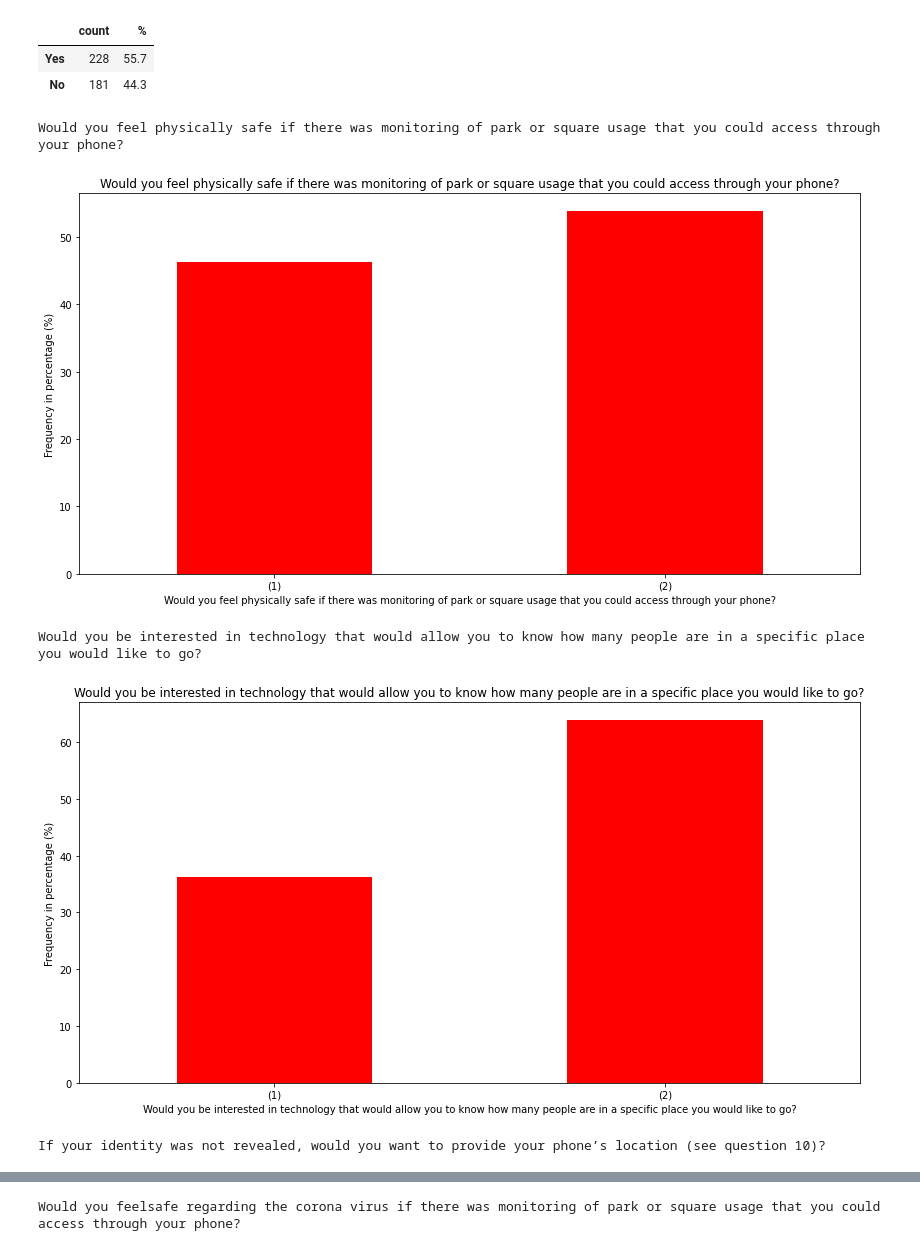
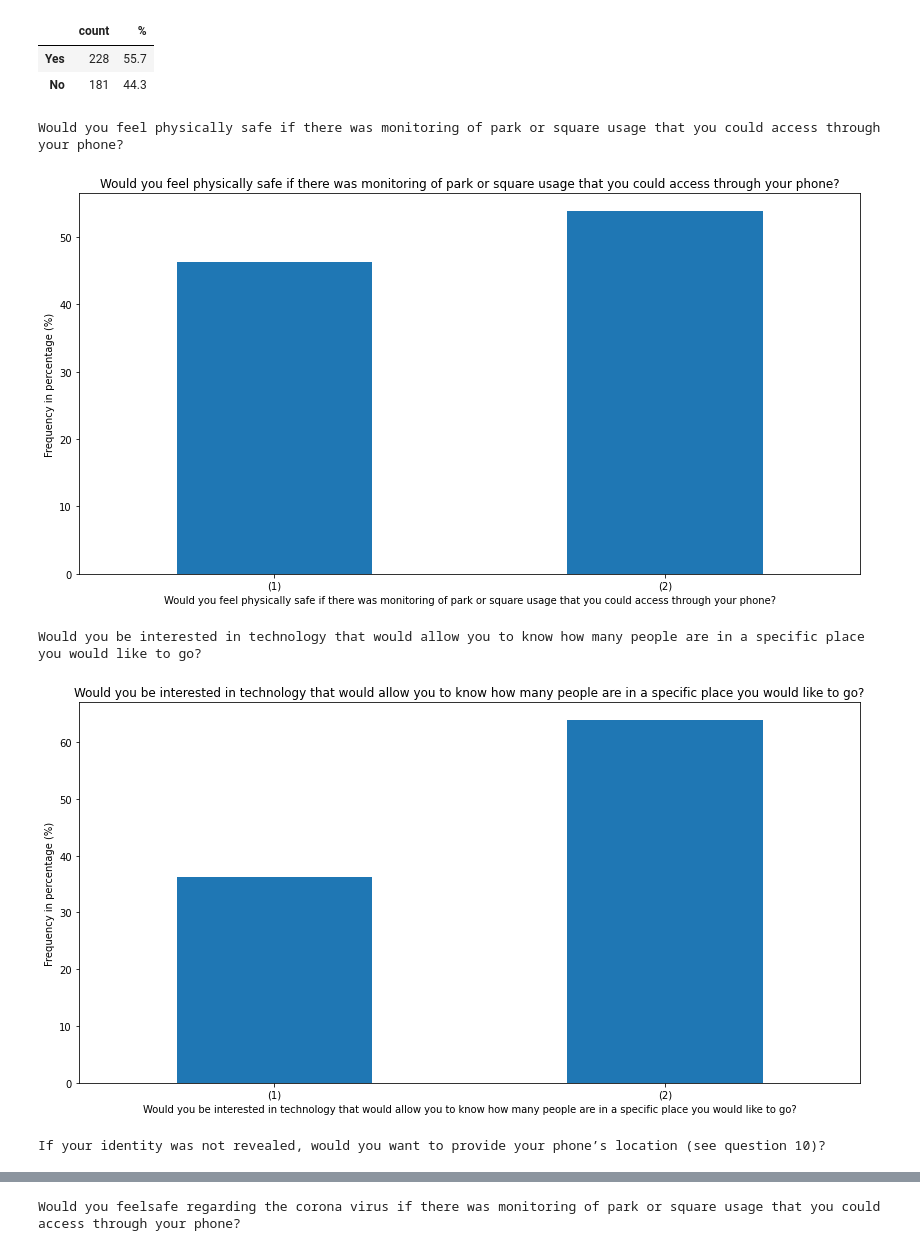
Before and after one commit to lilimatic/greenspace, a Jupyter notebook: descriptive/app.ipynb, the cells around one changed output, grey strips where cells are left out. Drawn from its saved outputs; the diff is of its cells as text; code cells hidden in the pictures.

```diff
--- a/descriptive/app.ipynb
+++ b/descriptive/app.ipynb
@@ -42,25 +42,25 @@ Would you feelsafe regarding the corona virus if there was monitoring of park or
 # %%
 for x in behavior:
     #absolute
     print('\033[95m' + '\033[1m' + x+ '\033[0m')
     #print(df[x].value_counts(ascending=True))
     #relative
     #print('\033[95m' + '\033[1m' + x+ '\033[0m')
     #print(df[x].value_counts(ascending=True,normalize=True).mul(100).round(3))
     fig = plt.figure()
-    ax = df[x].value_counts(ascending=True,normalize=True).mul(100).round(2).plot(kind='bar',title=x,color='r',figsize=(14,7)) #
+    ax = df[x].value_counts(ascending=True,normalize=True).mul(100).round(2).plot(kind='bar',title=x,figsize=(14,7)) #
     #np.round(df[x].value_counts(ascending=True,normalize=True)*100,2).to_csv('descriptive/activity/'+x+'_relative.csv')
     #df[x].value_counts(ascending=True).to_csv('descriptive/activity/'+x+'_absolute.csv')
     ax.set_xlabel(x)
     ax.set_ylabel('Frequency in percentage (%)')
     ax.set_xticks(list(range(len(df[x].unique())-1)))
     ax.set_xticklabels(['('+str(x+1)+')' for x in list(range(len(df[x].unique())-1))])
     plt.xticks(rotation=0)
     plt.show()
     fig.savefig('images/app/' + x+'.png')
 # %% [output]
 Would you feel physically safe if there was monitoring of park or square usage that you could access through your phone?
-[figure, old version]
+[figure, new version]
 Would you be interested in technology that would allow you to know how many people are in a specific place you would like to go?
-[figure, old version]
+[figure, new version]
 If your identity was not revealed, would you want to provide your phone’s location (see question 10)?
```
Also changed, not shown: parts of 2 cells of this notebook, 32 other files.
